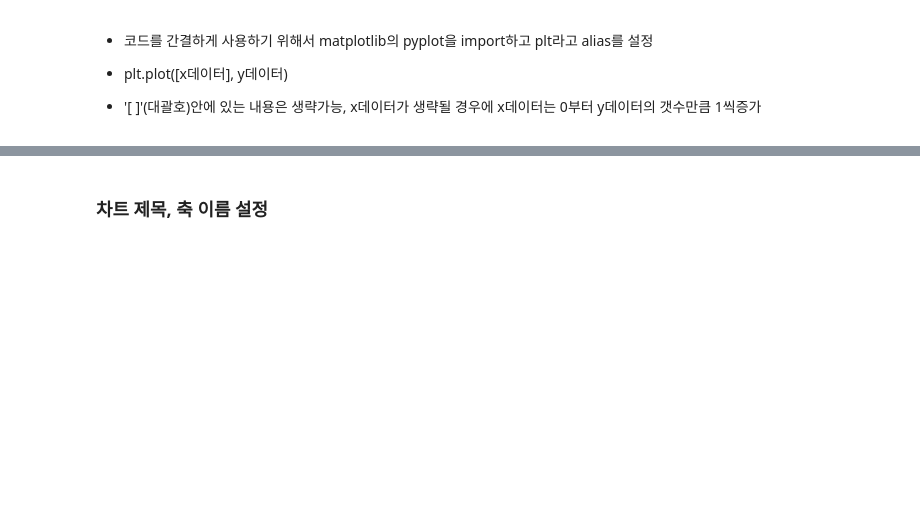
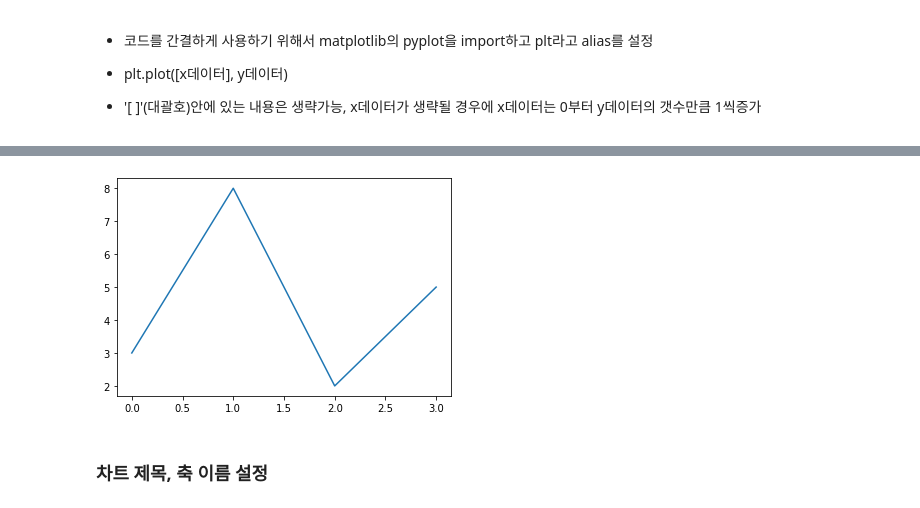
Before and after one commit to zangsu/AI_Hub, a Jupyter notebook: 2022_Mobile_AI_AIHUB/matplotlib.ipynb, the cells around one changed output, grey strips where cells are left out. Saved outputs shown, nothing was run; the diff lists cells and outputs as text; code cells hidden in the pictures; blank space fills up the shorter version.

```diff
--- a/2022_Mobile_AI_AIHUB/matplotlib.ipynb
+++ b/2022_Mobile_AI_AIHUB/matplotlib.ipynb
@@ -16,2 +22,7 @@
+# %%
+plt.plot([3, 8, 2, 5]) #x축 값이 생략이 되었을 떄는 0부터 1씩 증가하는 값이 기본으로 들어감
+plt.show()
+# %% [output]
+[figure, added]
 # %% [markdown]
 ### 차트 제목, 축 이름 설정
```
Also changed, not shown: parts of 12 cells of this notebook.
